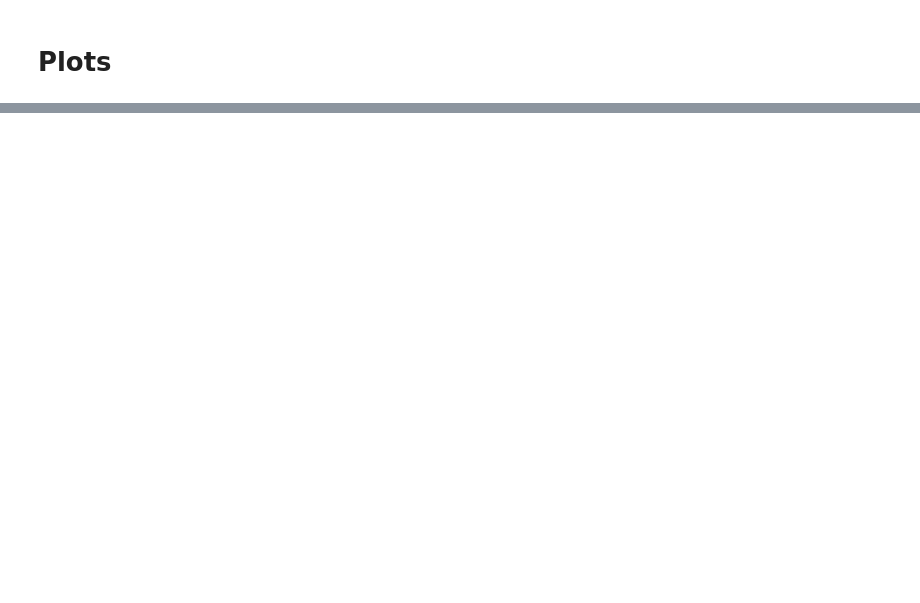
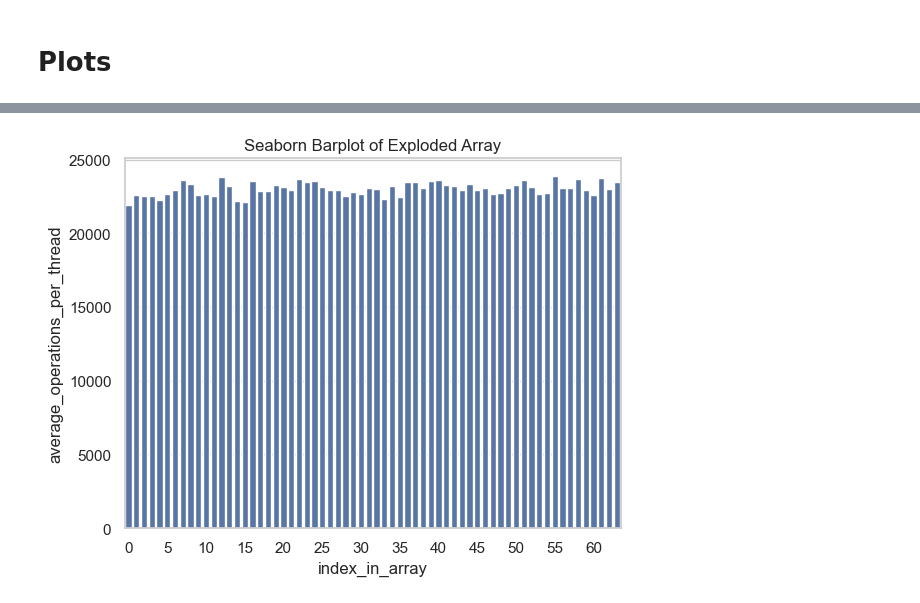
Before and after one commit to mkleinegger/concurrent-skip-list, a Jupyter notebook: plots.ipynb, the cells around one changed output, grey strips where cells are left out. Saved outputs shown, nothing was run; the diff lists cells and outputs as text; code cells hidden in the pictures; blank space fills up the shorter version.

Commit message:
adding plots

```diff
--- a/plots.ipynb
+++ b/plots.ipynb
@@ -533,0 +12,6 @@ plot_faceted_histogram_by_op_mix(df)
+# %%
+from src.utils.plot_utils import load_and_prepare_data, enrich_df
+
+final_df = load_and_prepare_data()
+final_df = enrich_df(final_df)
+display(final_df.head())
@@ -533,0 +89,41 @@ plot_faceted_histogram_by_op_mix(df)
+# %%
+import pandas as pd
+import seaborn as sns
+
+def explode_average_ops_per_thread(df, column='average_operations_per_thread'):
+    # We'll keep track of a row_id so we know which original row each came from
+    df = df.reset_index(drop=True).copy()
+    exploded_rows = []
+
+    for i, row in df.iterrows():
+        arr = row[column]
+        for j, val in enumerate(arr):
+            # Make a copy of the row, but replace the array with a scalar
+            exploded_row = row.copy()
+            exploded_row['row_id'] = i
+            exploded_row['index_in_array'] = j
+            exploded_row[column] = val
+            exploded_rows.append(exploded_row)
+
+    return pd.DataFrame(exploded_rows)
+
+# Example usage:
+df_simple = final_df[
+    (final_df['implementation_name'] == 'fine_lock') &
+    (final_df['op_mix'] == '404020') &
+    (final_df['range_type'] == 'shared') &
+    (final_df['runtime_in_sec'] == 5) &
+    (final_df['threads'] == 64)
+].copy()
+
+df_exploded = explode_average_ops_per_thread(df_simple, column='average_operations_per_thread')
+ax = sns.barplot(
+    data=df_exploded,
+    x='index_in_array',
+    y='average_operations_per_thread'
+)
+plt.title("Seaborn Barplot of Exploded Array")
+ax.set_xticklabels( [lbl.get_text() if i % 5 == 0 else "" for i, lbl in enumerate(ax.get_xticklabels())])
+plt.show()
+# %% [output]
+[figure, added]
```
Also changed, not shown: parts of 12 cells of this notebook, 1 other file.
